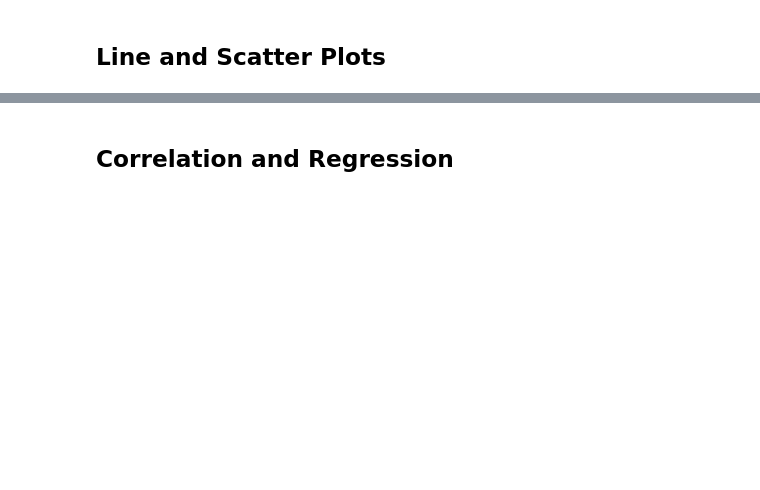
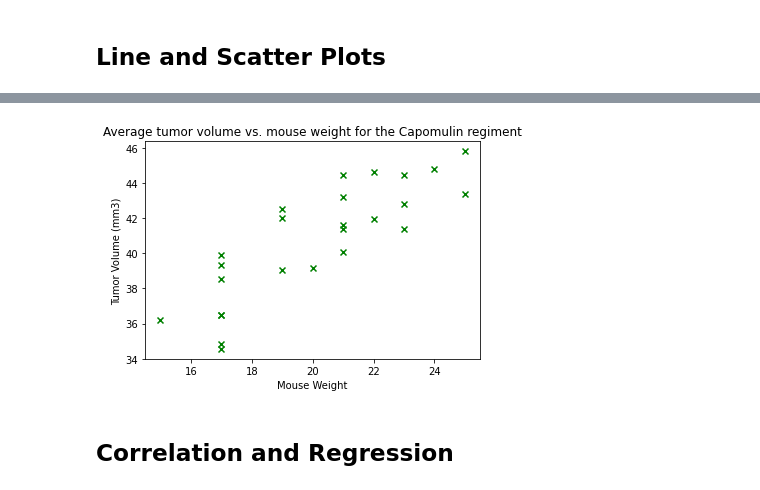
Before and after one commit to Amelchristy/Matplotlib, a Jupyter notebook: Pymaceuticals/Pymaceuticals.ipynb, the cells around one changed output, grey strips where cells are left out. Saved outputs shown, nothing was run; the diff lists cells and outputs as text; code cells hidden in the pictures; blank space fills up the shorter version.

```diff
--- a/Pymaceuticals/Pymaceuticals.ipynb
+++ b/Pymaceuticals/Pymaceuticals.ipynb
@@ -217,3 +280,15 @@ plt.show()
+# %%
+# Generate a scatter plot of average tumor volume vs. mouse weight for the Capomulin regimen
+weight = CleanDF.loc[CleanDF['Drug Regimen'] == 'Capomulin']
+AvgVolume = weight.groupby(["Mouse ID"]).mean()
+
+plt.scatter(AvgVolume["Weight (g)"],AvgVolume["Tumor Volume (mm3)"], color="green", marker='x')
+plt.xlabel("Mouse Weight")
+plt.ylabel("Tumor Volume (mm3)")
+plt.title("Average tumor volume vs. mouse weight for the Capomulin regiment")
+plt.show()
+# %% [output]
+[figure, added]
 # %% [markdown]
 ## Correlation and Regression
 # %%
```
Also changed, not shown: parts of 9 cells of this notebook.
